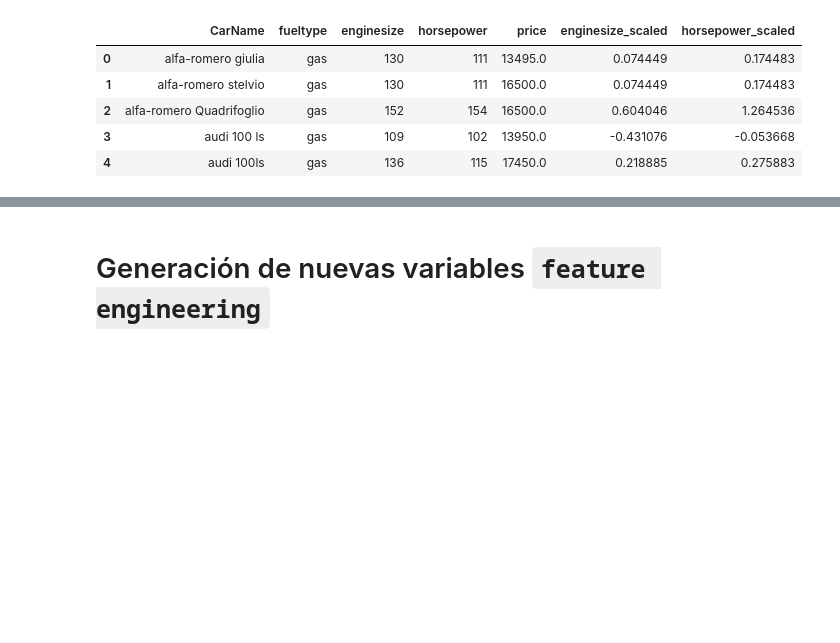
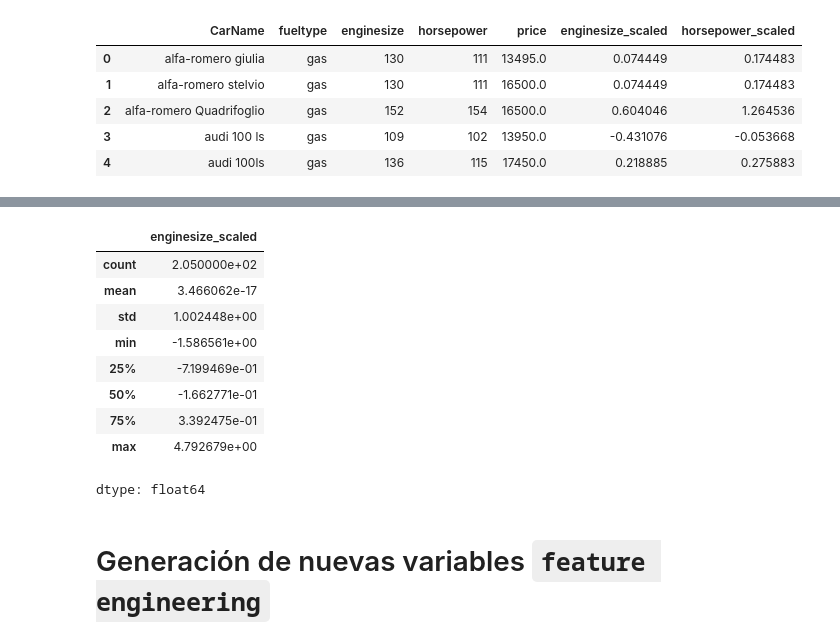
Before and after one commit to JaznaLaProfe/Fundamentos-de-Machine-Learning, a Jupyter notebook: Semana 2/6_FMY0100_Transformacion.ipynb, the cells around one changed output, grey strips where cells are left out. Saved outputs shown, nothing was run; the diff lists cells and outputs as text; code cells hidden in the pictures; blank space fills up the shorter version.

```diff
--- a/Semana 2/6_FMY0100_Transformacion.ipynb
+++ b/Semana 2/6_FMY0100_Transformacion.ipynb
@@ -149,3 +179,16 @@ data_std.head()
+# %%
+data_std.enginesize_scaled.describe()
+# %% [output]
+|  | enginesize_scaled |
+| count | 2.050000e+02 |
+| mean | 3.466062e-17 |
+| std | 1.002448e+00 |
+| min | -1.586561e+00 |
+| 25% | -7.199469e-01 |
+| 50% | -1.662771e-01 |
+| 75% | 3.392475e-01 |
+| max | 4.792679e+00 |
+dtype: float64
 # %% [markdown]
 # Generación de nuevas variables `feature engineering`
 # %% [markdown]
```
Also changed, not shown: parts of 14 cells of this notebook.
